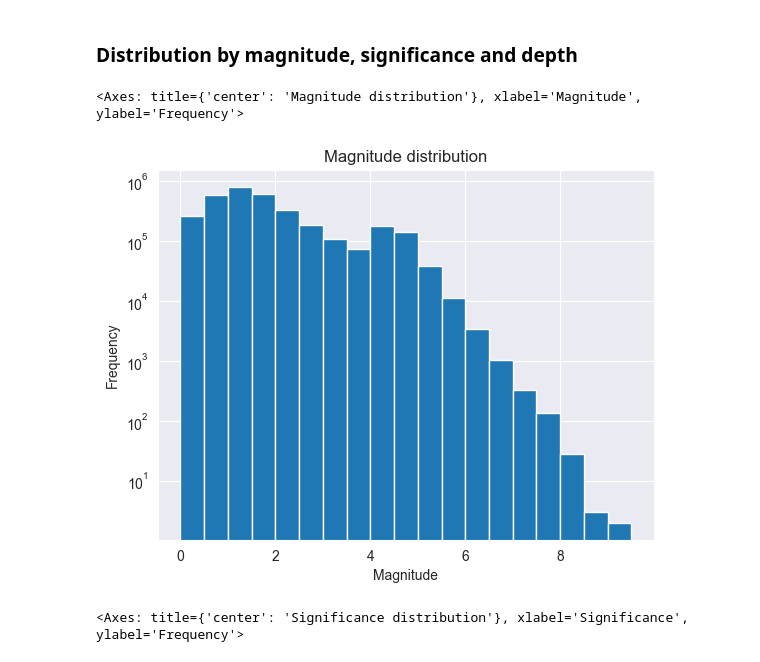
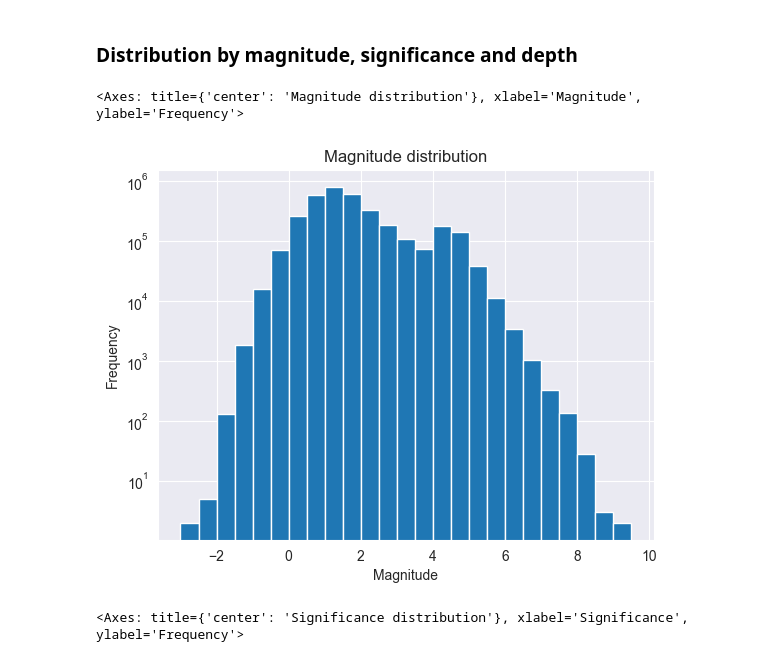
Before and after one commit to DenisIndenbom/DSBA-analytical-project, a Jupyter notebook: project.ipynb, the cells around one changed output. Saved outputs shown, nothing was run; the diff lists cells and outputs as text; code cells hidden in the pictures.

Commit message:
Omptimized creating of linear plots

```diff
--- a/project.ipynb
+++ b/project.ipynb
@@ -201,8 +197,9 @@ df['year'][df['significance'] >= df['significance'].max() // 4].value_counts(sor
 # %% [markdown]
 ### Distribution by magnitude, significance and depth
 # %%
-df['magnitudo'].plot(kind='hist', bins=np.arange(0., 10., 0.5), log=True, title='Magnitude distribution', xlabel='Magnitude')
+df['magnitudo'].plot(kind='hist', bins=np.arange(-3., 10., 0.5), log=True, title='Magnitude distribution',
+                     xlabel='Magnitude')
 # %% [output]
 <Axes: title={'center': 'Magnitude distribution'}, xlabel='Magnitude', ylabel='Frequency'>
-[figure, old version]
+[figure, new version]
 # %%
```
Also changed, not shown: parts of 13 cells of this notebook.
